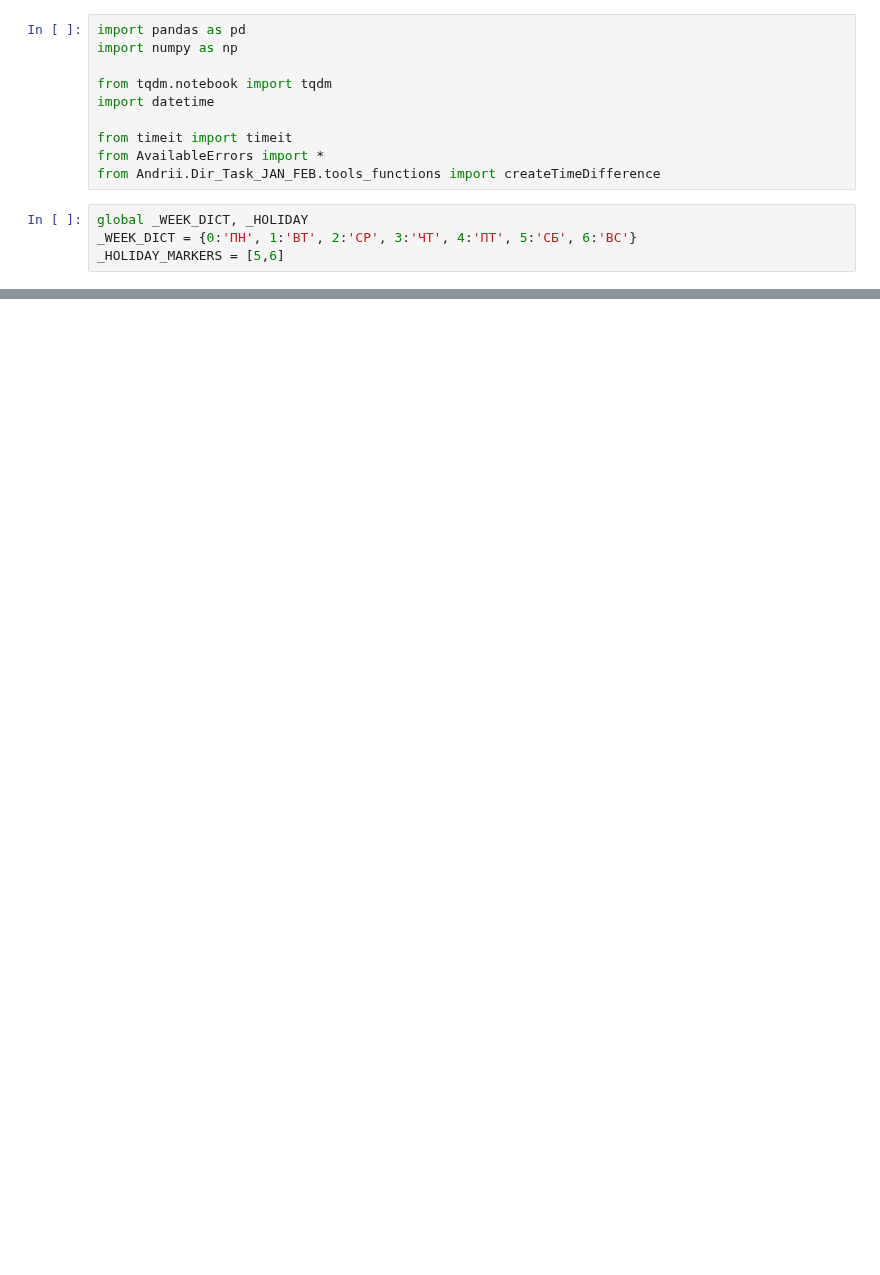
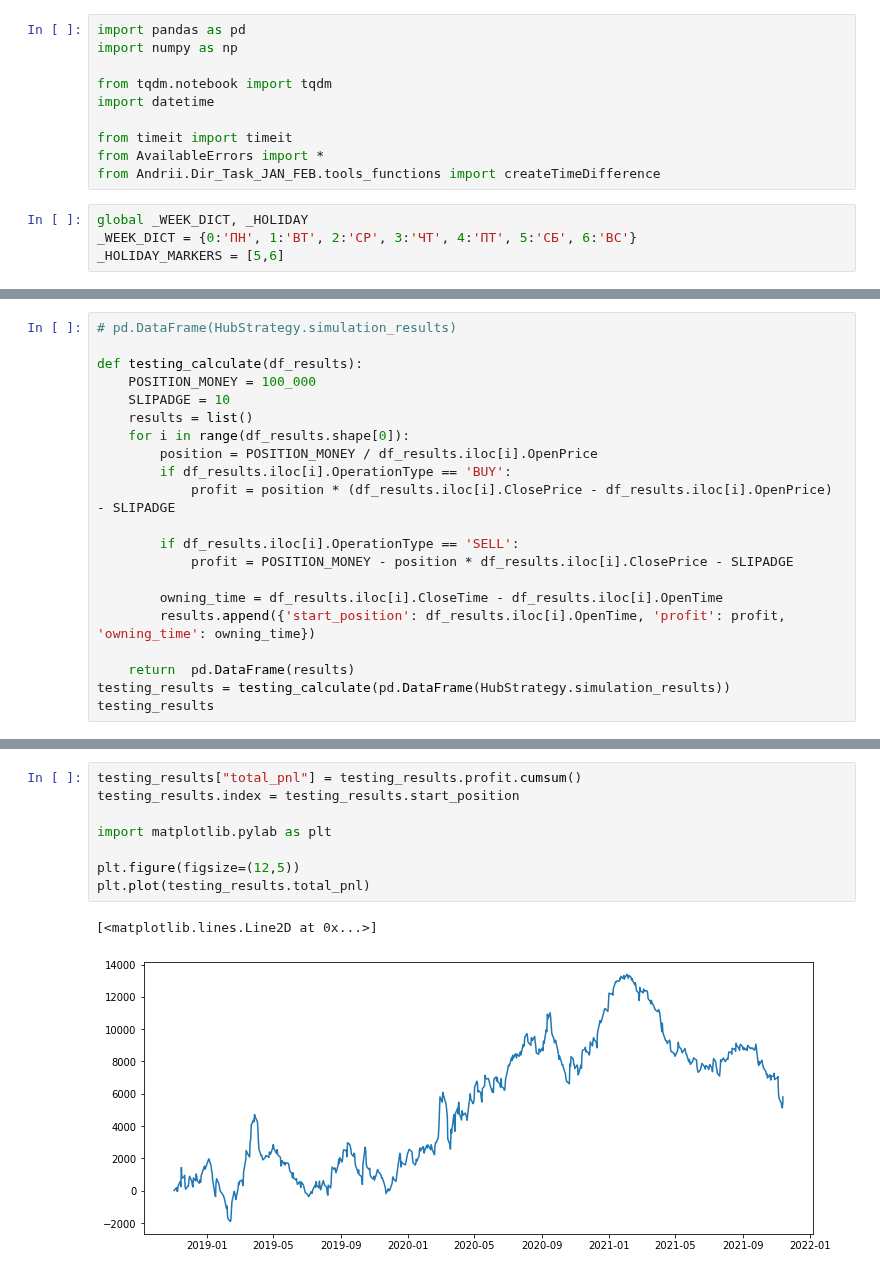
Before and after one commit to Molozey/algo-andrii, a Jupyter notebook: Andrii/Dir_Task_JAN_FEB/Constructor_new_Logic.ipynb, the cells around one changed output, grey strips where cells are left out. Saved outputs shown, nothing was run; the diff lists cells and outputs as text; blank space fills up the shorter version.

Commit message:
Tested: StrategyConstructor

```diff
--- a/Andrii/Dir_Task_JAN_FEB/Constructor_new_Logic.ipynb
+++ b/Andrii/Dir_Task_JAN_FEB/Constructor_new_Logic.ipynb
@@ -640,0 +660,21 @@ len(HubStrategy.testing_simulation())
+# %%
+# pd.DataFrame(HubStrategy.simulation_results)
+
+def testing_calculate(df_results):
+    POSITION_MONEY = 100_000
+    SLIPADGE = 10
+    results = list()
+    for i in range(df_results.shape[0]):
+        position = POSITION_MONEY / df_results.iloc[i].OpenPrice
+        if df_results.iloc[i].OperationType == 'BUY':
+            profit = position * (df_results.iloc[i].ClosePrice - df_results.iloc[i].OpenPrice) - SLIPADGE
+
+        if df_results.iloc[i].OperationType == 'SELL':
+            profit = POSITION_MONEY - position * df_results.iloc[i].ClosePrice - SLIPADGE
+
+        owning_time = df_results.iloc[i].CloseTime - df_results.iloc[i].OpenTime
+        results.append({'start_position': df_results.iloc[i].OpenTime, 'profit': profit, 'owning_time': owning_time})
+
+    return  pd.DataFrame(results)
+testing_results = testing_calculate(pd.DataFrame(HubStrategy.simulation_results))
+testing_results
@@ -640,0 +695,11 @@ len(HubStrategy.testing_simulation())
+# %%
+testing_results["total_pnl"] = testing_results.profit.cumsum()
+testing_results.index = testing_results.start_position
+
+import matplotlib.pylab as plt
+
+plt.figure(figsize=(12,5))
+plt.plot(testing_results.total_pnl)
+# %% [output]
+[<matplotlib.lines.Line2D at 0x...>]
+[figure, added]
```
Also changed, not shown: parts of 5 cells of this notebook, 1 other file.
